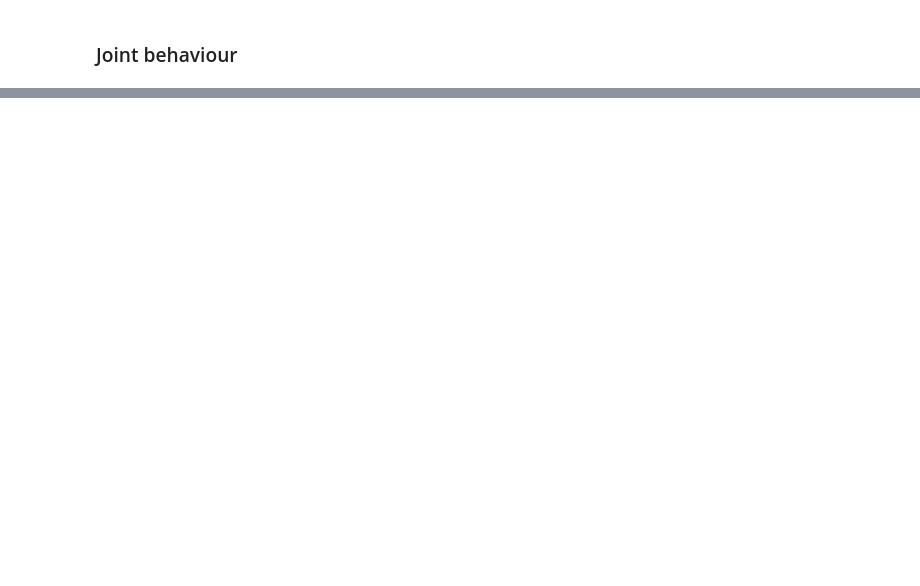
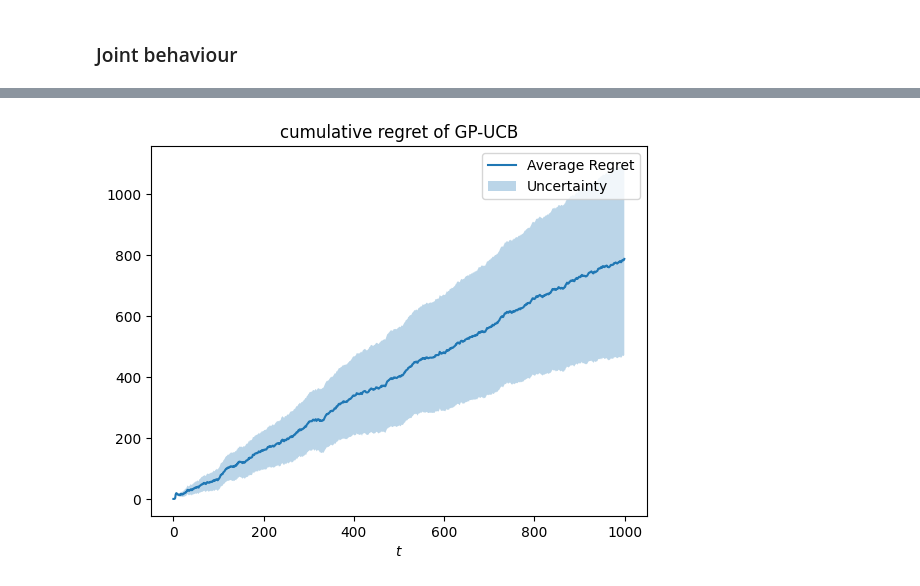
Before and after one commit to claudioarione/OnlineLearningApplications, a Jupyter notebook: requirement_1.ipynb, the cells around one changed output, grey strips where cells are left out. Saved outputs shown, nothing was run; the diff lists cells and outputs as text; code cells hidden in the pictures; blank space fills up the shorter version.

```diff
--- a/requirement_1.ipynb
+++ b/requirement_1.ipynb
@@ -401,3 +402,22 @@ Total # of Wins: 11539.0
+# %%
+cumulative_regret_per_trial = np.array(cumulative_regret_per_trial)
+
+average_regret = cumulative_regret_per_trial.mean(axis=0)
+regret_sd = cumulative_regret_per_trial.std(axis=0)
+
+plt.plot(np.arange(T), average_regret, label='Average Regret')
+plt.title('cumulative regret of GP-UCB')
+plt.fill_between(np.arange(T),
+                average_regret-regret_sd/np.sqrt(n_runs),
+                average_regret+regret_sd/np.sqrt(n_runs),
+                alpha=0.3,
+                label='Uncertainty')
+#plt.plot((0,T-1), (average_regret[0], average_regret[-1]), 'ro', linestyle="--")
+plt.xlabel('$t$')
+plt.legend()
+plt.show()
+# %% [output]
+[figure, added]
 # %%
 chosen_prices = rescale(pricing_agent.action_hist, min_price, max_price)
 profits = pricing_agent.reward_hist
```
Also changed, not shown: parts of 13 cells of this notebook.
